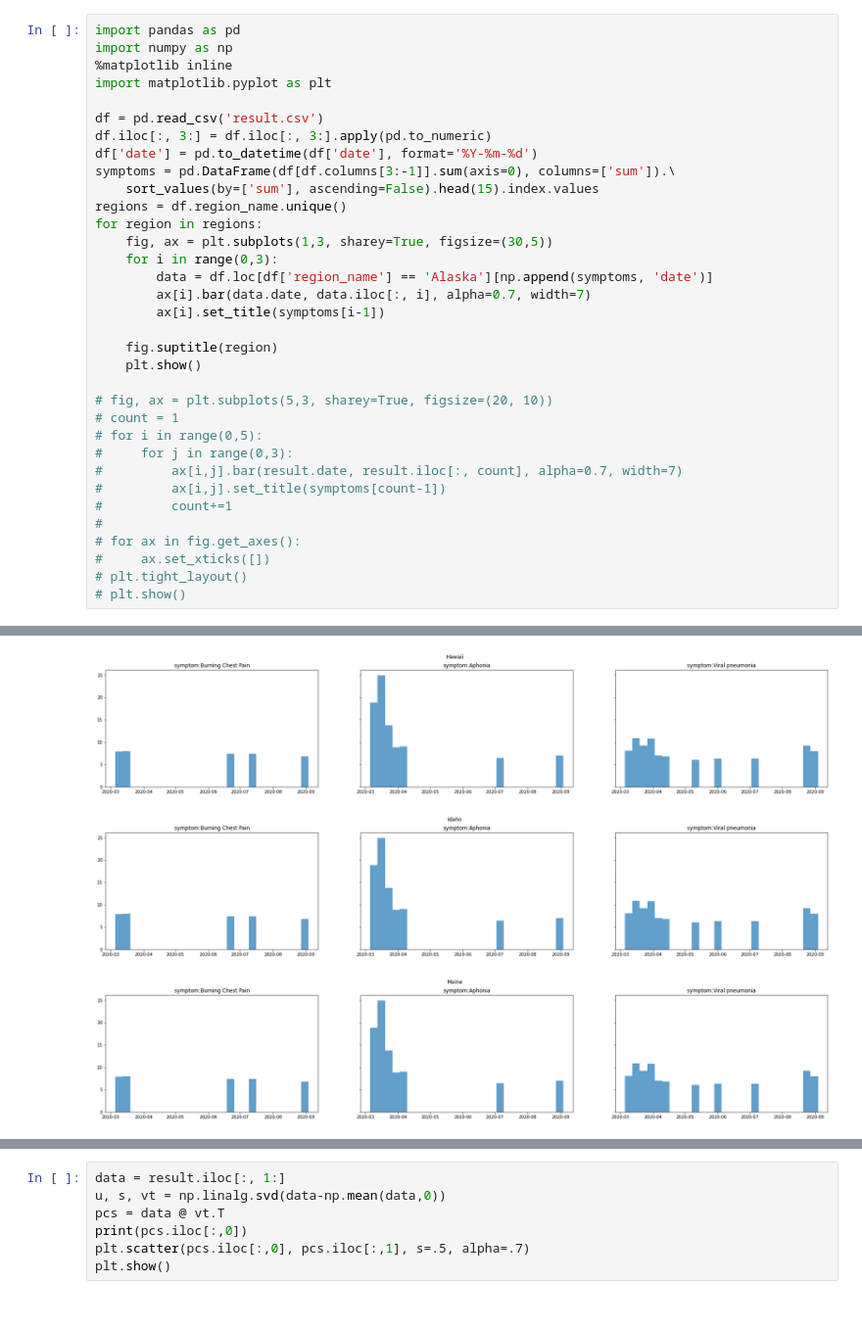
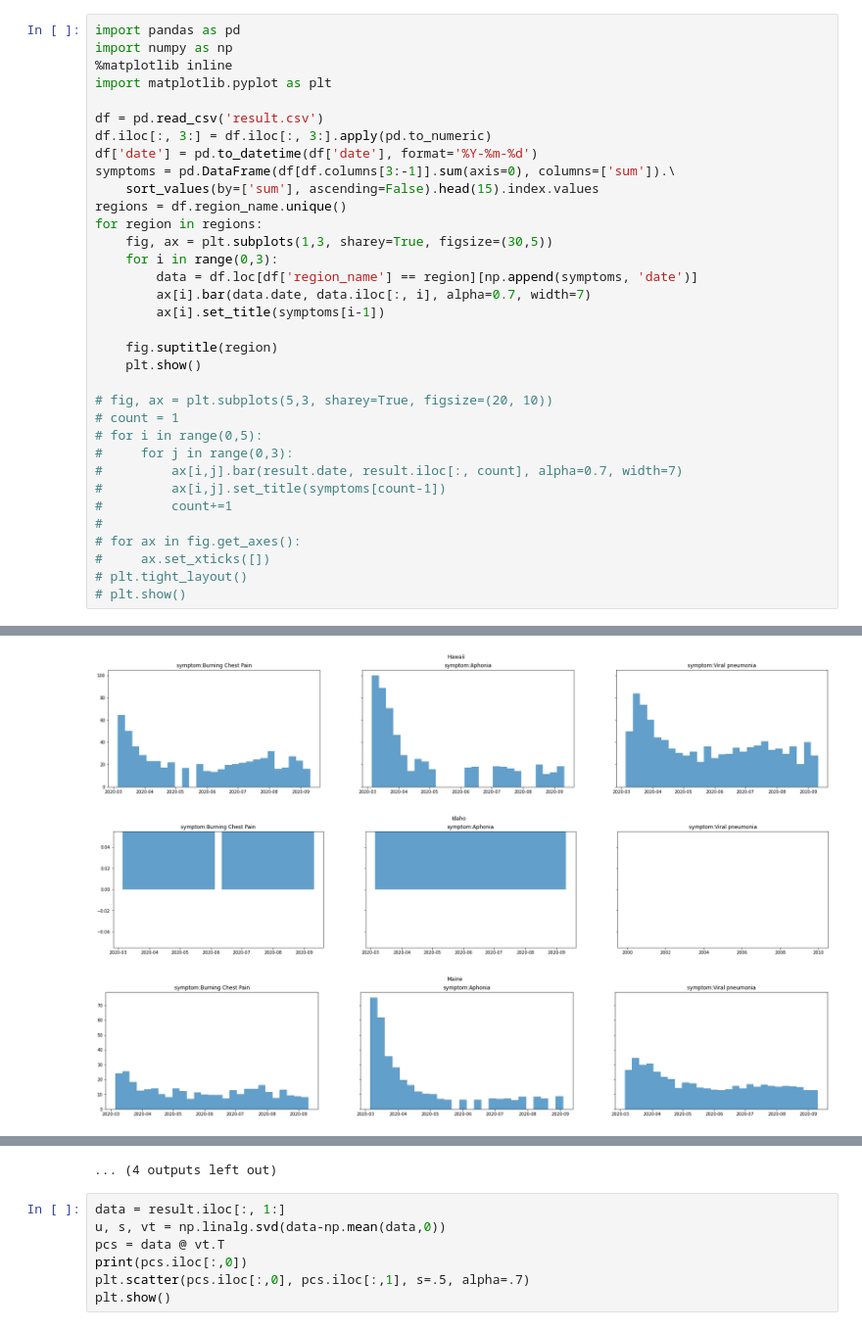
Before and after one commit to JumjieYang/COVID19-ML, a Jupyter notebook: visualize.ipynb, the cells around one changed output, grey strips where cells are left out. Shown at 98% size. Cells and saved outputs as stored; diff of their text form.

Commit message:
visualize

```diff
--- a/visualize.ipynb
+++ b/visualize.ipynb
@@ -13,7 +13,7 @@ regions = df.region_name.unique()
 for region in regions:
     fig, ax = plt.subplots(1,3, sharey=True, figsize=(30,5))
     for i in range(0,3):
-        data = df.loc[df['region_name'] == 'Alaska'][np.append(symptoms, 'date')]
+        data = df.loc[df['region_name'] == region][np.append(symptoms, 'date')]
         ax[i].bar(data.date, data.iloc[:, i], alpha=0.7, width=7)
         ax[i].set_title(symptoms[i-1])
 
@@ -39,3 +39,3 @@ for region in regions:
-[figure, old version]
+[figure, new version]
-[figure, old version]
+[figure, new version]
-[figure, old version]
+[figure, new version]
@@ -43,3 +48,4 @@ for region in regions:
+... (4 outputs left out)
 # %%
 data = result.iloc[:, 1:]
 u, s, vt = np.linalg.svd(data-np.mean(data,0))
```
Also changed, not shown: parts of 1 cell of this notebook.
